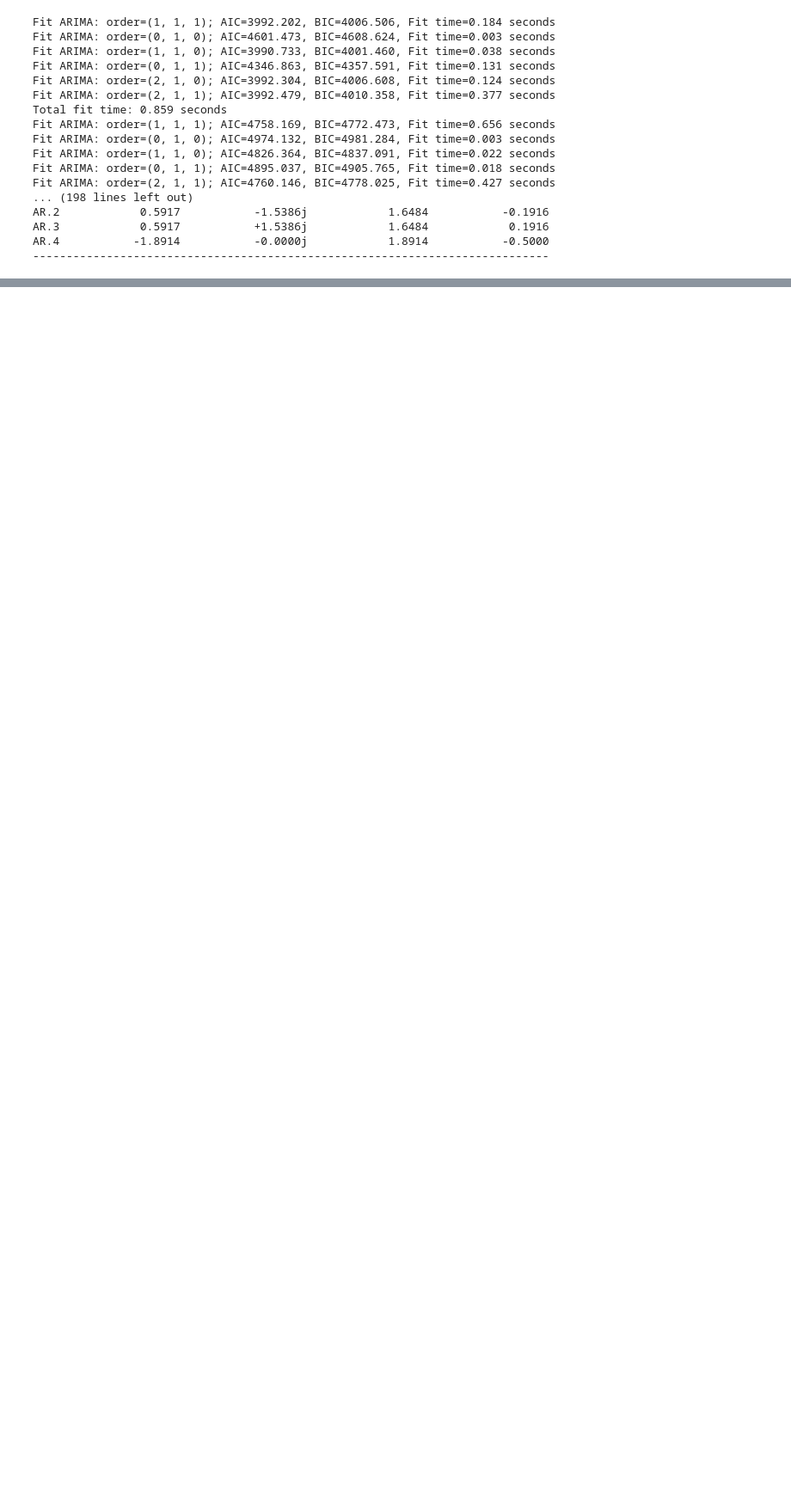
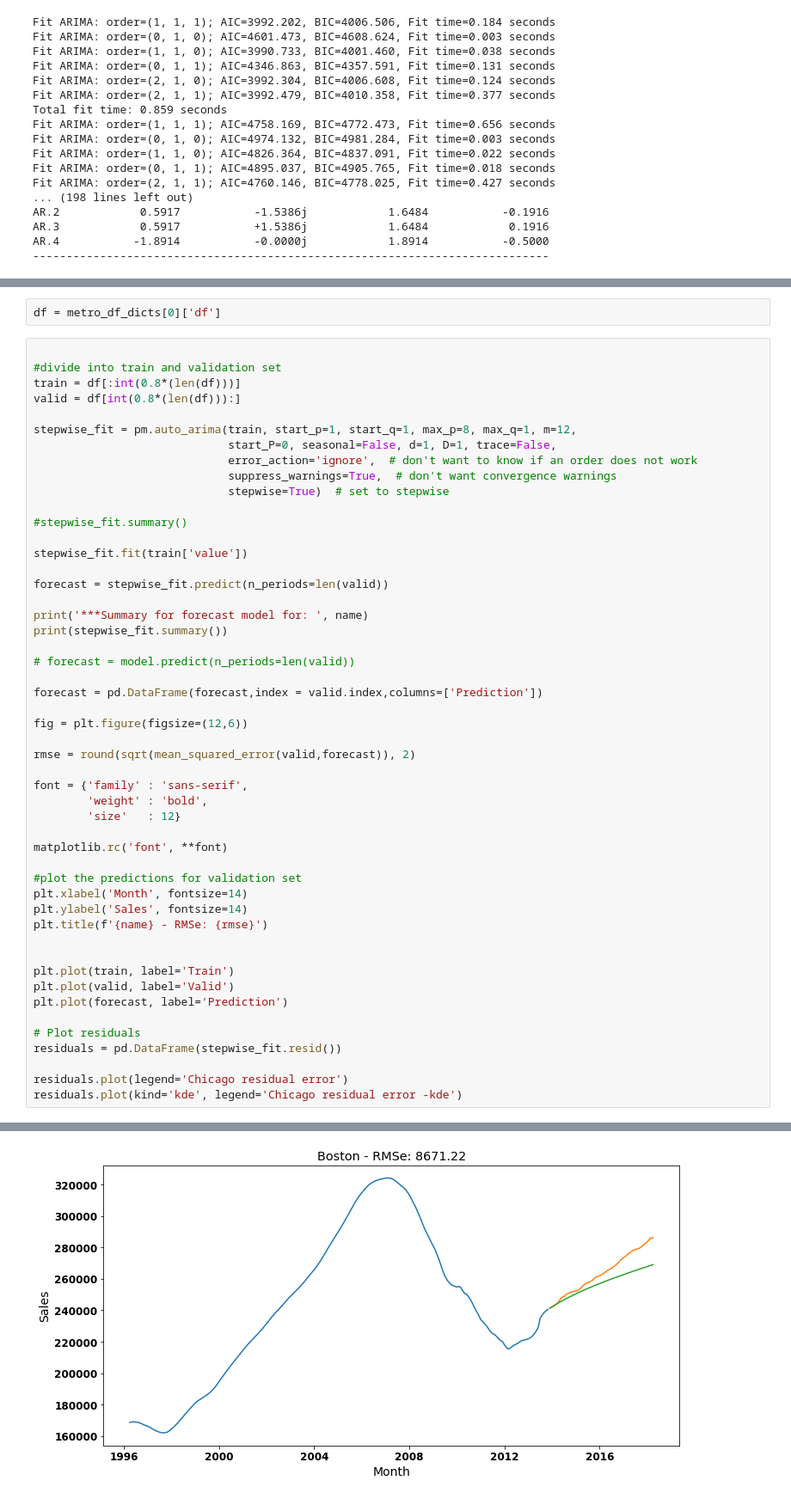
Before and after one commit to markabrennan/nyc-mhtn-ds-071519-lectures, a Jupyter notebook: week-8/Mod_4_Project/zillow_time_series.ipynb, the cells around one changed output, grey strips where cells are left out. Shown at 86% size. Cells and saved outputs as stored; diff of their text form; blank space fills up the shorter version.

```diff
--- a/week-8/Mod_4_Project/zillow_time_series.ipynb
+++ b/week-8/Mod_4_Project/zillow_time_series.ipynb
@@ -516,0 +596,53 @@ for metro in metro_df_dicts:
+# %%
+df = metro_df_dicts[0]['df']
+# %%
+
+#divide into train and validation set
+train = df[:int(0.8*(len(df)))]
+valid = df[int(0.8*(len(df))):]
+
+stepwise_fit = pm.auto_arima(train, start_p=1, start_q=1, max_p=8, max_q=1, m=12,
+                             start_P=0, seasonal=False, d=1, D=1, trace=False,
+                             error_action='ignore',  # don't want to know if an order does not work
+                             suppress_warnings=True,  # don't want convergence warnings
+                             stepwise=True)  # set to stepwise
+
+#stepwise_fit.summary()
+
+stepwise_fit.fit(train['value'])
+
+forecast = stepwise_fit.predict(n_periods=len(valid))
+
+print('***Summary for forecast model for: ', name)
+print(stepwise_fit.summary())
+
+# forecast = model.predict(n_periods=len(valid))
+
+forecast = pd.DataFrame(forecast,index = valid.index,columns=['Prediction'])
+
+fig = plt.figure(figsize=(12,6))
+
+rmse = round(sqrt(mean_squared_error(valid,forecast)), 2)
+
+font = {'family' : 'sans-serif',
+        'weight' : 'bold',
+        'size'   : 12}
+
+matplotlib.rc('font', **font)
+
+#plot the predictions for validation set
+plt.xlabel('Month', fontsize=14)
+plt.ylabel('Sales', fontsize=14)
+plt.title(f'{name} - RMSe: {rmse}')
+
+
+plt.plot(train, label='Train')
+plt.plot(valid, label='Valid')
+plt.plot(forecast, label='Prediction')
+
+# Plot residuals
+residuals = pd.DataFrame(stepwise_fit.resid())
+
+residuals.plot(legend='Chicago residual error')
+residuals.plot(kind='kde', legend='Chicago residual error -kde')
+# %% [output]
@@ -516,0 +667 @@ for metro in metro_df_dicts:
+[figure, added]
```
Also changed, not shown: parts of 3 cells of this notebook.
